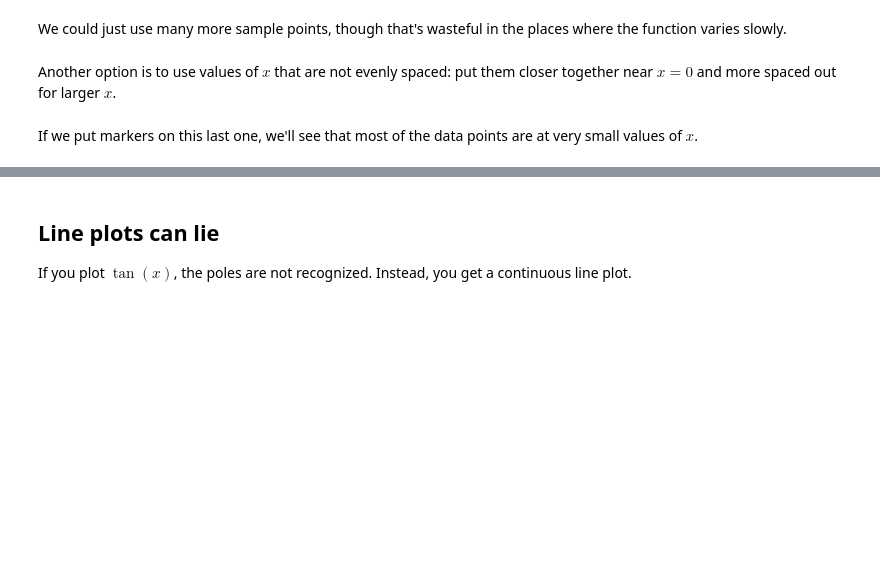
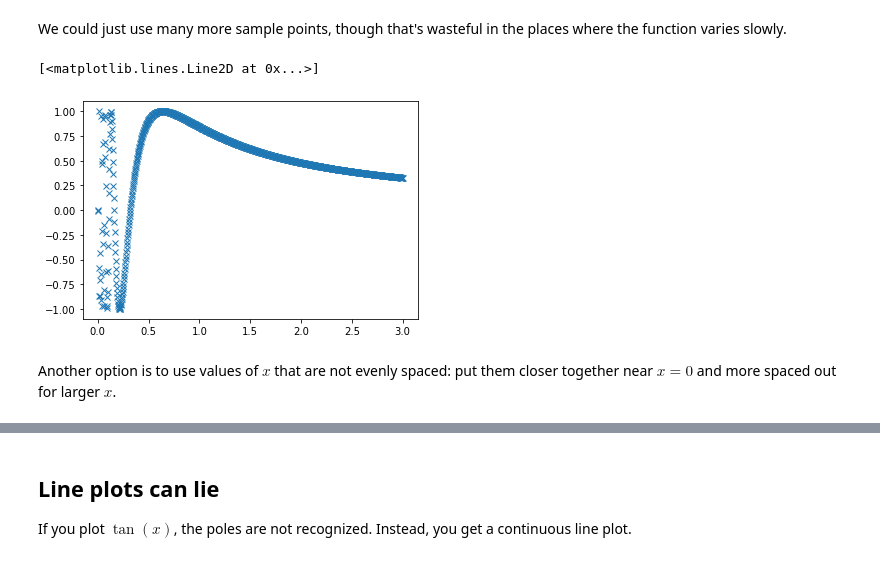
Before and after one commit to emilydumas/mcs275spring2024, a Jupyter notebook: samplecode/numpy_matplotlib/mpl_demo.ipynb, the cells around one changed output, grey strips where cells are left out. Drawn from its saved outputs; the diff is of its cells as text; code cells hidden in the pictures; blank space fills up the shorter version.

```diff
--- a/samplecode/numpy_matplotlib/mpl_demo.ipynb
+++ b/samplecode/numpy_matplotlib/mpl_demo.ipynb
@@ -222,6 +228,10 @@ $y = \sin(1/x)$ has lots of fast motion near $x=0$, but slow change elsewhere.
 # %% [markdown]
 We could just use many more sample points, though that's wasteful in the places where the function varies slowly.
+# %%
+x = np.linspace(0,3,1000)[1:]
+plt.plot(x,np.sin(1/x),linestyle="none",marker="x")
+# %% [output]
+[<matplotlib.lines.Line2D at 0x...>]
+[figure, added]
 # %% [markdown]
 Another option is to use values of $x$ that are not evenly spaced: put them closer together near $x=0$ and more spaced out for larger $x$.
-# %% [markdown]
-If we put markers on this last one, we'll see that most of the data points are at very small values of $x$.
```
Also changed, not shown: parts of 24 cells of this notebook.
